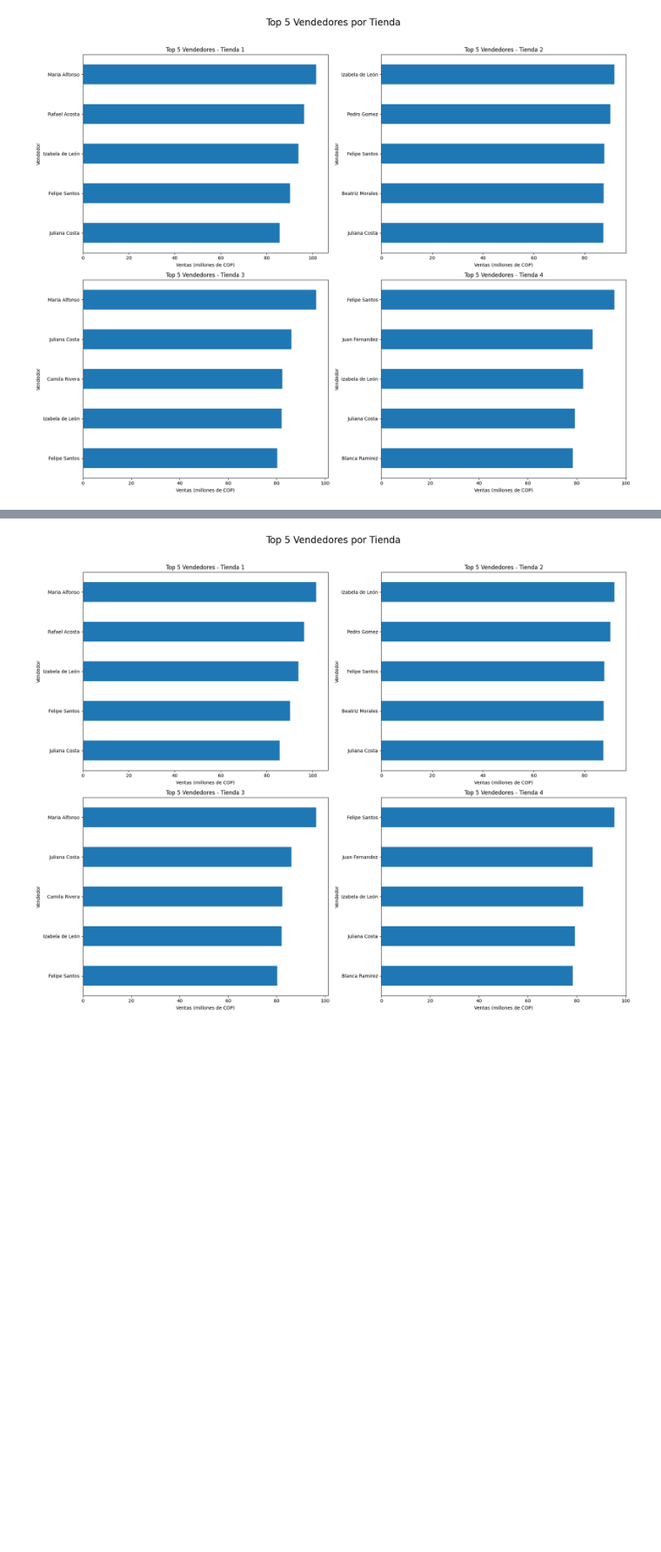
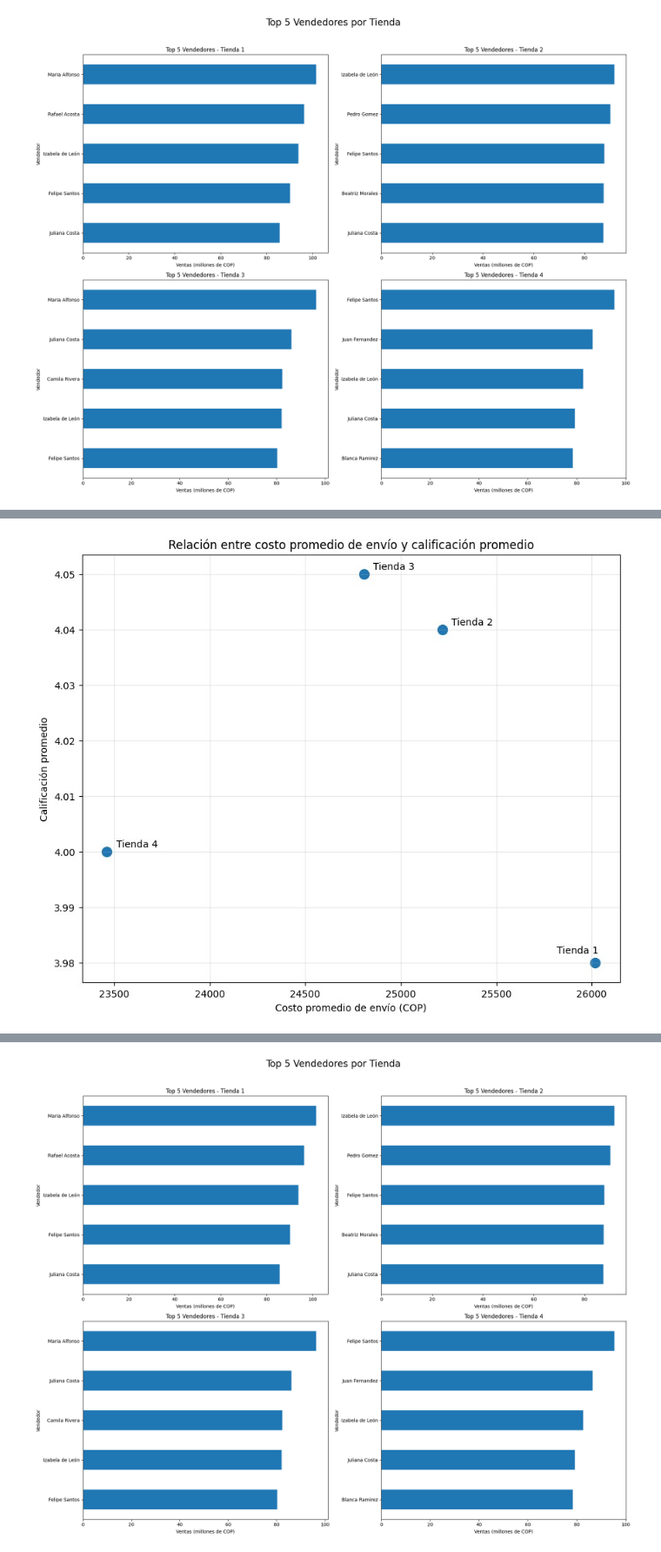
Before and after one commit to RientArlCroud/challenge2-an-lisis-de-datos, a Jupyter notebook: AluraStoreLatam.ipynb, the cells around one changed output, grey strips where cells are left out. Shown at 87% size. Drawn from its saved outputs; the diff is of its cells as text; code cells hidden in the pictures; blank space fills up the shorter version.

```diff
--- a/AluraStoreLatam.ipynb
+++ b/AluraStoreLatam.ipynb
@@ -856,0 +761,5 @@ os.listdir('/content')
+# %%
+from IPython.display import Image
+Image("/content/imagen3.png")
+# %% [output]
+[figure, added]
```
Also changed, not shown: parts of 10 cells of this notebook.
